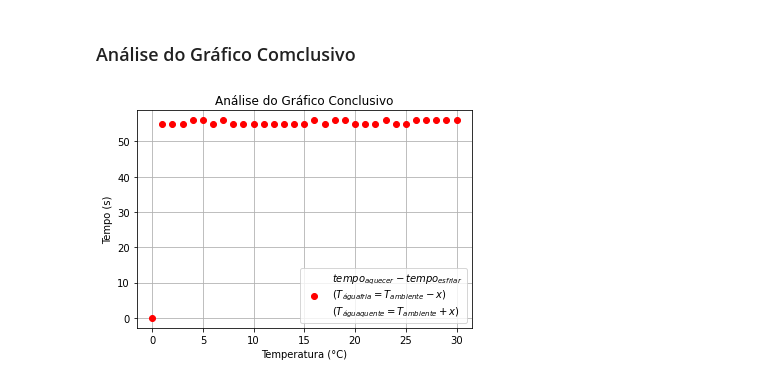
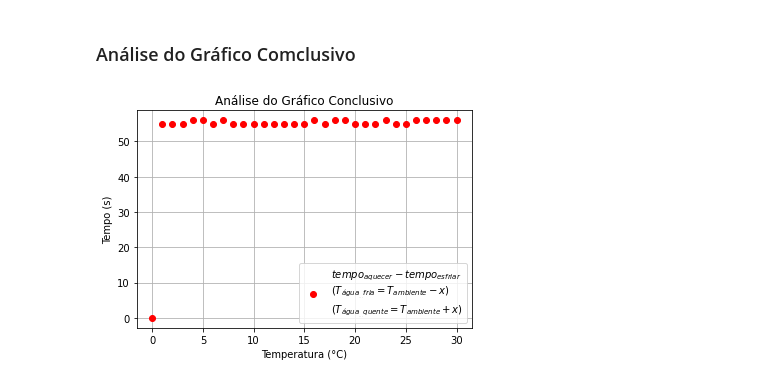
Before and after one commit to pedroivoal/Modsim-P2, a Jupyter notebook: I2/I2.ipynb, the cells around one changed output. Saved outputs shown, nothing was run; the diff lists cells and outputs as text; code cells hidden in the pictures.

```diff
--- a/I2/I2.ipynb
+++ b/I2/I2.ipynb
@@ -254,31 +254,31 @@ conclusivo.savefig('5.Conclusivo.png',  format = 'png', dpi = 1200)
 # %%
 diferença_th = []
 delta_T = []
 
 for i in range(0, 31):
     delta_T.append(i)
 
 # Funciona apenas para Tia(T inicial da água) variando 0.5 em 0.5
 m = 0
 for i in range(140, 201, 2):
     diferença_th.append((lista_t_equilibrio[i] - lista_t_equilibrio[i-m])*3600)
     # print(i, m, i-m)
     # print(lista_t_equilibrio[i])
     # print(lista_t_equilibrio[i-m])
     m += 4
 
 aconclusivo, ax = plt.subplots()
 # Plota análise do gráfico conclusivo
 plt.plot(delta_T, diferença_th, 'or', label = '''$tempo_{aquecer}-tempo_{esfriar}$
-($T_{águafria}=T_{ambiente}-x$)
-($T_{águaquente}=T_{ambiente}+x$)''')
+($T_{água_{_{_{...}}}fria}=T_{ambiente}-x$)
+($T_{água_{_{_{...}}}quente}=T_{ambiente}+x$)''')
 plt.title('Análise do Gráfico Conclusivo')
 plt.xlabel('Temperatura (°C)')
 plt.ylabel('Tempo (s)')
 plt.legend()
 plt.grid(True)
 plt.show()
 # Cria arquivo png com o gráfico no PC
 aconclusivo.savefig('6.Analise Conclusiva.png',  format = 'png', dpi = 1200)
 # %% [output]
-[figure, old version]
+[figure, new version]
```
Also changed, not shown: 1 other file.
